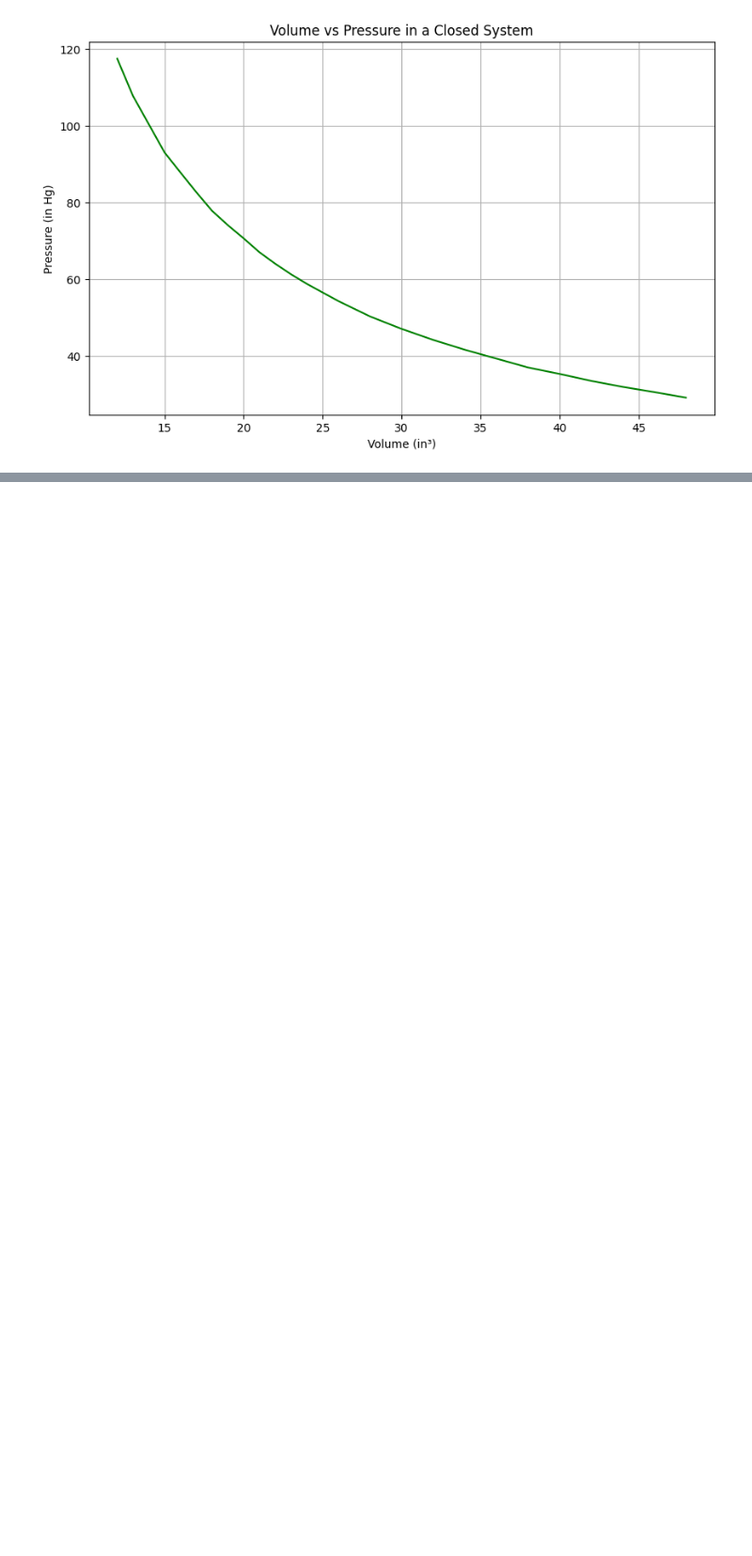
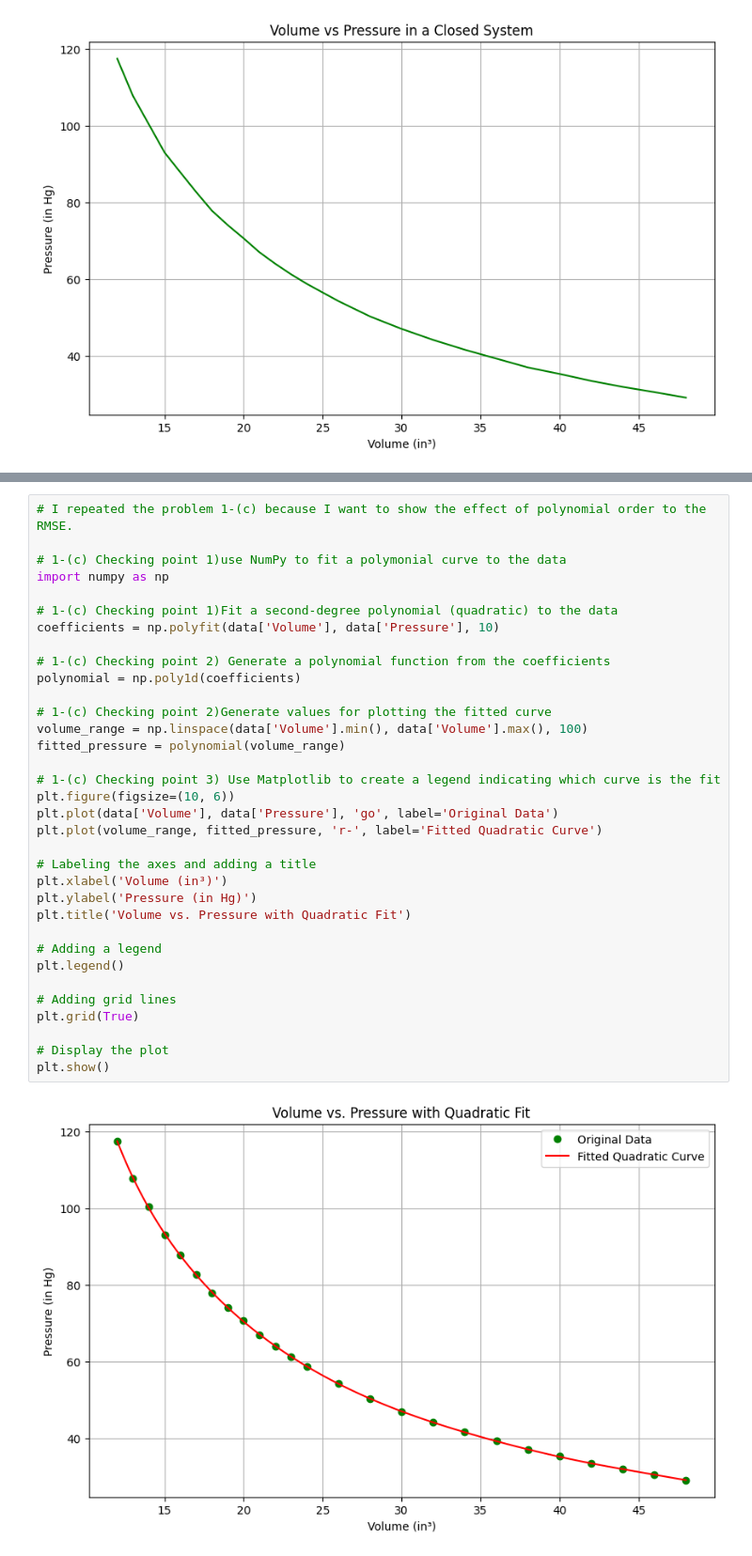
Before and after one commit to HKim-env/comp-prob-solv, a Jupyter notebook: Homework_1_1.ipynb, the cells around one changed output, grey strips where cells are left out. Shown at 94% size. Cells and saved outputs as stored; diff of their text form; blank space fills up the shorter version.

```diff
--- a/Homework_1_1.ipynb
+++ b/Homework_1_1.ipynb
@@ -130,3 +130,39 @@ rmse = np.sqrt(mse)
 print(f"RMSE: {rmse:.4f}")
 # %% [output]
 RMSE: 3.2624
+# %%
+# I repeated the problem 1-(c) because I want to show the effect of polynomial order to the RMSE.
+
+# 1-(c) Checking point 1)use NumPy to fit a polymonial curve to the data
+import numpy as np
+
+# 1-(c) Checking point 1)Fit a second-degree polynomial (quadratic) to the data
+coefficients = np.polyfit(data['Volume'], data['Pressure'], 10)
+
+# 1-(c) Checking point 2) Generate a polynomial function from the coefficients
+polynomial = np.poly1d(coefficients)
+
+# 1-(c) Checking point 2)Generate values for plotting the fitted curve
+volume_range = np.linspace(data['Volume'].min(), data['Volume'].max(), 100)
+fitted_pressure = polynomial(volume_range)
+
+# 1-(c) Checking point 3) Use Matplotlib to create a legend indicating which curve is the fit
+plt.figure(figsize=(10, 6))
+plt.plot(data['Volume'], data['Pressure'], 'go', label='Original Data')
+plt.plot(volume_range, fitted_pressure, 'r-', label='Fitted Quadratic Curve')
+
+# Labeling the axes and adding a title
+plt.xlabel('Volume (in³)')
+plt.ylabel('Pressure (in Hg)')
+plt.title('Volume vs. Pressure with Quadratic Fit')
+
+# Adding a legend
+plt.legend()
+
+# Adding grid lines
+plt.grid(True)
+
+# Display the plot
+plt.show()
+# %% [output]
+[figure, added]
```
Also changed, not shown: parts of 6 cells of this notebook.
